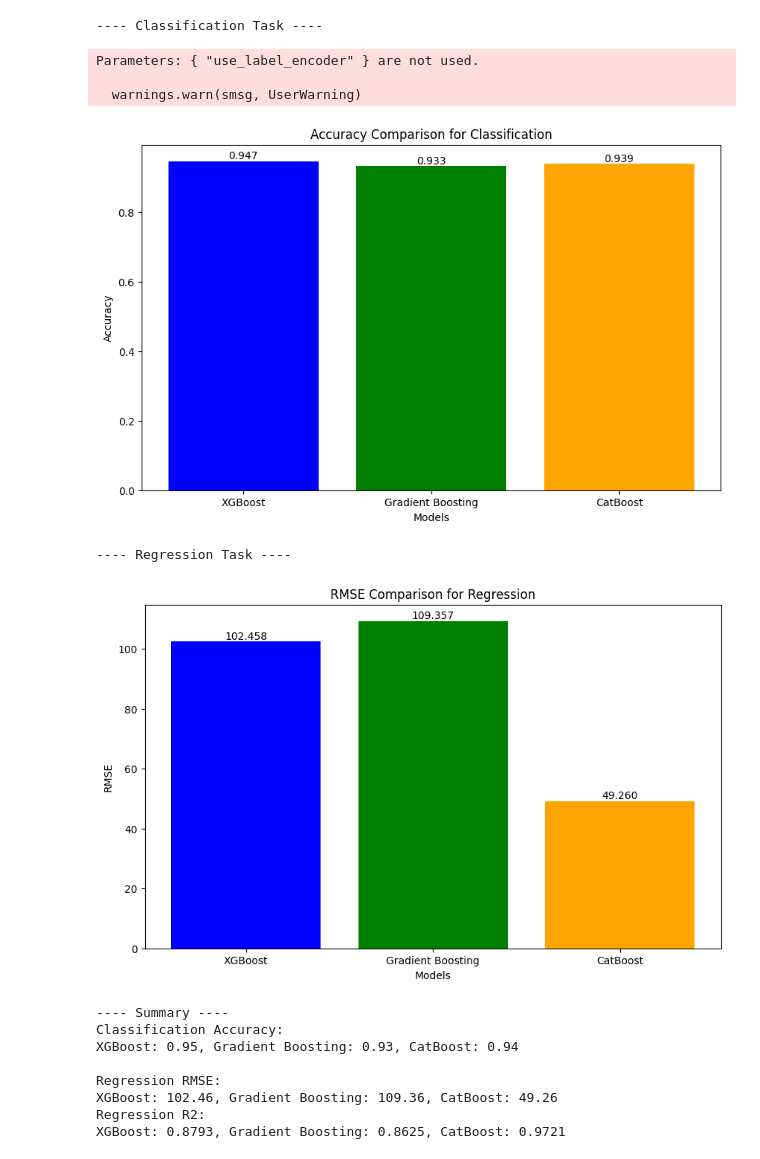
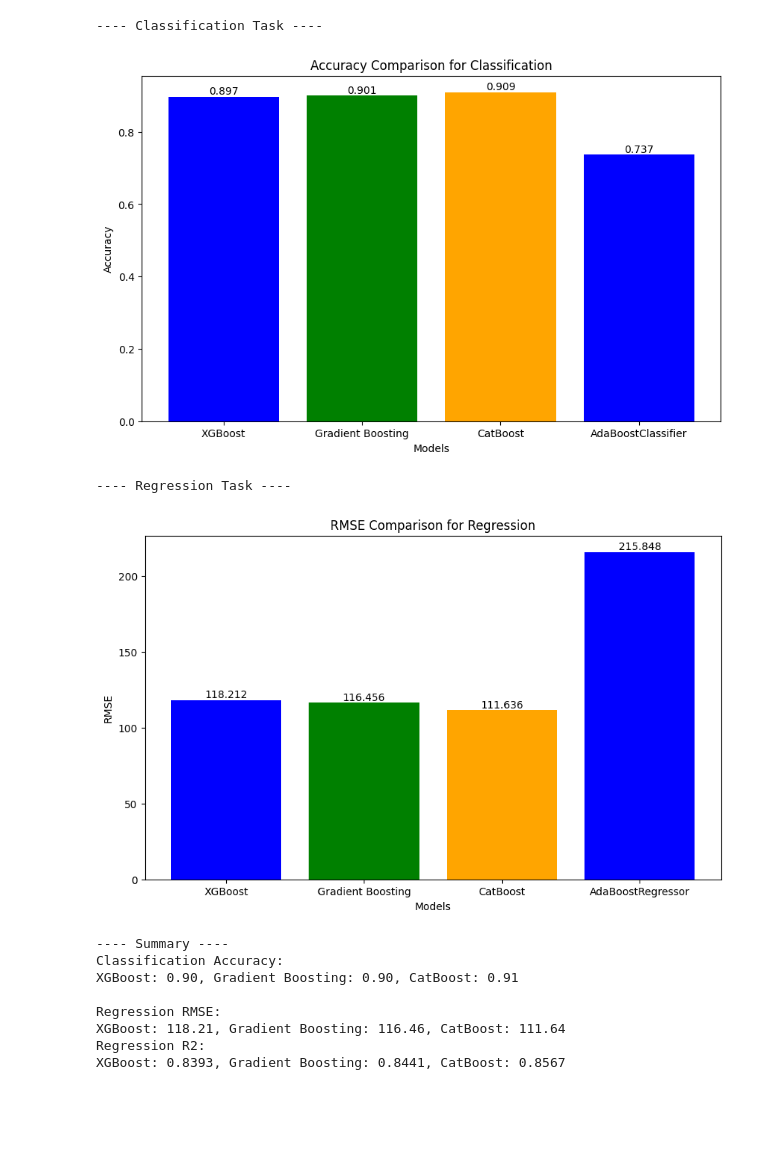
Before and after one commit to MrArthor/Big_Data_Analysis_Learning, a Jupyter notebook: Practical_Machine_Learning/Lab_Work/Basic_Implementations/XGBC__XGBR_GBC_GBR_CATBC_CATBR.ipynb, the cells around one changed output. Saved outputs shown, nothing was run; the diff lists cells and outputs as text; code cells hidden in the pictures; blank space fills up the shorter version.

```diff
--- a/Practical_Machine_Learning/Lab_Work/Basic_Implementations/XGBC__XGBR_GBC_GBR_CATBC_CATBR.ipynb
+++ b/Practical_Machine_Learning/Lab_Work/Basic_Implementations/XGBC__XGBR_GBC_GBR_CATBC_CATBR.ipynb
@@ -32,7 +38,7 @@ X, y = make_classification(
     n_redundant=0,     # Number of redundant features
     random_state=42
 )
-learni = 1
+learni = .1
 
 
 X_train, X_test, y_train, y_test = train_test_split(X, y, test_size=0.3, random_state=42)
@@ -55,14 +61,16 @@ cb_clf.fit(X_train, y_train)
 cb_pred = cb_clf.predict(X_test)
 cb_accuracy = accuracy_score(y_test, cb_pred)
 
+adb_clf = AdaBoostClassifier(n_estimators=100, learning_rate=learni, random_state=42)
+adb_clf.fit(X_train, y_train)
+adb_pred = adb_clf.predict(X_test)
+adb_accuracy = accuracy_score(y_test, adb_pred)
+
 # Classification Comparison Plot
-plot_comparison(["XGBoost", "Gradient Boosting", "CatBoost"], [xgb_accuracy, gb_accuracy, cb_accuracy], "Classification", "Accuracy")
+plot_comparison(["XGBoost", "Gradient Boosting", "CatBoost","AdaBoostClassifier"], [xgb_accuracy, gb_accuracy, cb_accuracy,adb_accuracy], "Classification", "Accuracy")
 # %% [output]
 ---- Classification Task ----
-Parameters: { "use_label_encoder" } are not used.
-
-  warnings.warn(smsg, UserWarning)
-[figure, old version]
+[figure, new version]
 # %%
 
 # ---- Regression ----
@@ -89,40 +97,46 @@ xgb_r2 = r2_score(y_test, xgb_pred)
 
 # Gradient Boosting Regressor
 gb_reg = GradientBoostingRegressor(learning_rate=learni, max_depth=3, n_estimators=100, random_state=42)
 gb_reg.fit(X_train, y_train)
 gb_pred = gb_reg.predict(X_test)
 gb_rmse = np.sqrt(mean_squared_error(y_test, gb_pred))
 gb_r2 = r2_score(y_test, gb_pred)
 # CatBoost Regressor
 cb_reg = CatBoostRegressor(iterations=100, learning_rate=learni, depth=3, loss_function='RMSE', random_seed=42, verbose=0)
 cb_reg.fit(X_train, y_train)
 cb_pred = cb_reg.predict(X_test)
 cb_rmse = np.sqrt(mean_squared_error(y_test, cb_pred))
 cb_r2 = r2_score(y_test, cb_pred)
+adb_reg = AdaBoostRegressor(n_estimators=100, learning_rate=learni, random_state=42)
+adb_reg.fit(X_train, y_train)
+adb_pred = adb_reg.predict(X_test)
+adb_rmse = np.sqrt(mean_squared_error(y_test, adb_pred))
+adb_r2 = r2_score(y_test, adb_pred)
+
 
 # Regression Comparison Plot
-plot_comparison(["XGBoost", "Gradient Boosting", "CatBoost"], [xgb_rmse, gb_rmse, cb_rmse], "Regression", "RMSE")
+plot_comparison(["XGBoost", "Gradient Boosting", "CatBoost","AdaBoostRegressor"], [xgb_rmse, gb_rmse, cb_rmse,adb_rmse], "Regression", "RMSE")
 
 # ---- Summary ----
 print("\n---- Summary ----")
 
 # Classification Results
 print("Classification Accuracy:")
 print(f"XGBoost: {xgb_accuracy:.2f}, Gradient Boosting: {gb_accuracy:.2f}, CatBoost: {cb_accuracy:.2f}")
 
 # Regression Results
 print("\nRegression RMSE:")
 print(f"XGBoost: {xgb_rmse:.2f}, Gradient Boosting: {gb_rmse:.2f}, CatBoost: {cb_rmse:.2f}")
 print("Regression R2:")
 print(f"XGBoost: {xgb_r2:.4f}, Gradient Boosting: {gb_r2:.4f}, CatBoost: {cb_r2:.4f}")
 # %% [output]
 ---- Regression Task ----
-[figure, old version]
+[figure, new version]
 ---- Summary ----
 Classification Accuracy:
-XGBoost: 0.95, Gradient Boosting: 0.93, CatBoost: 0.94
+XGBoost: 0.90, Gradient Boosting: 0.90, CatBoost: 0.91
 
 Regression RMSE:
-XGBoost: 102.46, Gradient Boosting: 109.36, CatBoost: 49.26
+XGBoost: 118.21, Gradient Boosting: 116.46, CatBoost: 111.64
 Regression R2:
-XGBoost: 0.8793, Gradient Boosting: 0.8625, CatBoost: 0.9721
+XGBoost: 0.8393, Gradient Boosting: 0.8441, CatBoost: 0.8567
```
Also changed, not shown: parts of 1 cell of this notebook, 16 other files.
